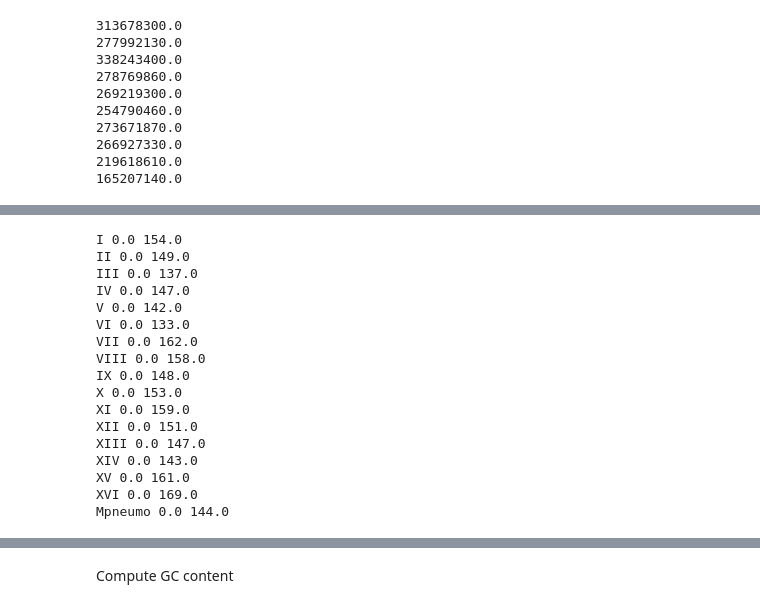
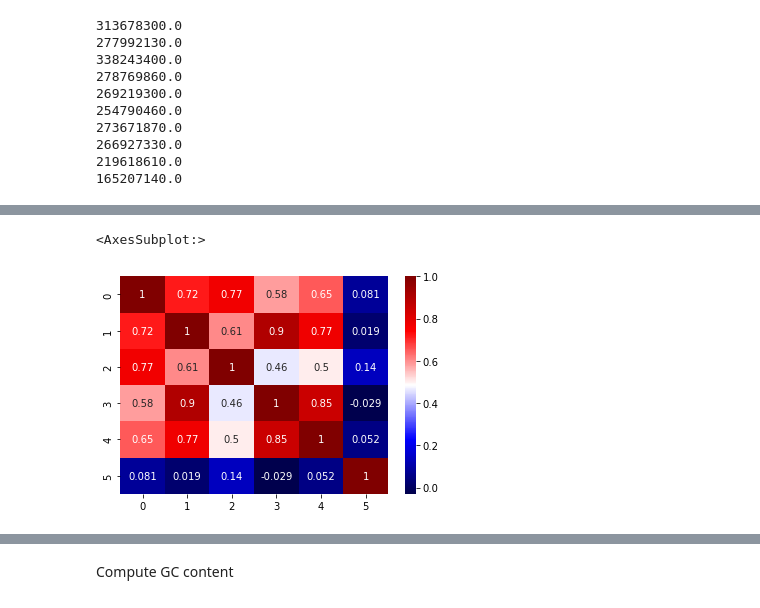
Before and after one commit to Alexwestbrook/mnhn-internship_DeepCNN_ChIP-seq, a Jupyter notebook: Exogenous_yeast.ipynb, the cells around one changed output, grey strips where cells are left out. Saved outputs shown, nothing was run; the diff lists cells and outputs as text; code cells hidden in the pictures.

```diff
--- a/Exogenous_yeast.ipynb
+++ b/Exogenous_yeast.ipynb
@@ -211,21 +390,6 @@ ax.legend()
-# %%
-for chr_id, signal in mnase_pneumo.items():
-    print(chr_id, np.min(signal), np.max(signal))
-# %% [output]
-I 0.0 154.0
-II 0.0 149.0
-III 0.0 137.0
-IV 0.0 147.0
-V 0.0 142.0
-VI 0.0 133.0
-VII 0.0 162.0
-VIII 0.0 158.0
-IX 0.0 148.0
-X 0.0 153.0
-XI 0.0 159.0
-XII 0.0 151.0
-XIII 0.0 147.0
-XIV 0.0 143.0
-XV 0.0 161.0
-XVI 0.0 169.0
-Mpneumo 0.0 144.0
+# %%
+corrs = np.corrcoef([signals['Mmmyco'] for signals in [myco_pol_log, myco_pol_KL, pol2_myco_clip, myco_pol_ip, myco_pol_ip2, preds_m]])
+sns.heatmap(corrs, cmap='seismic', annot=True)
+# %% [output]
+<AxesSubplot:>
+[figure, added]
```
Also changed, not shown: parts of 47 cells of this notebook, 2 other files.
